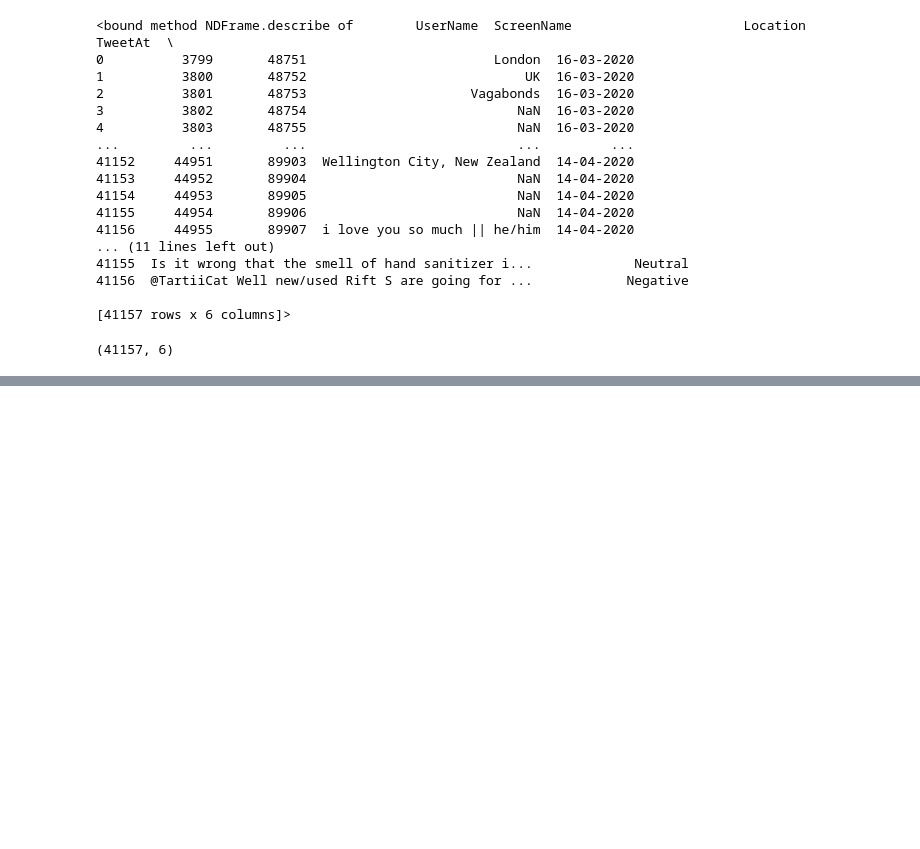
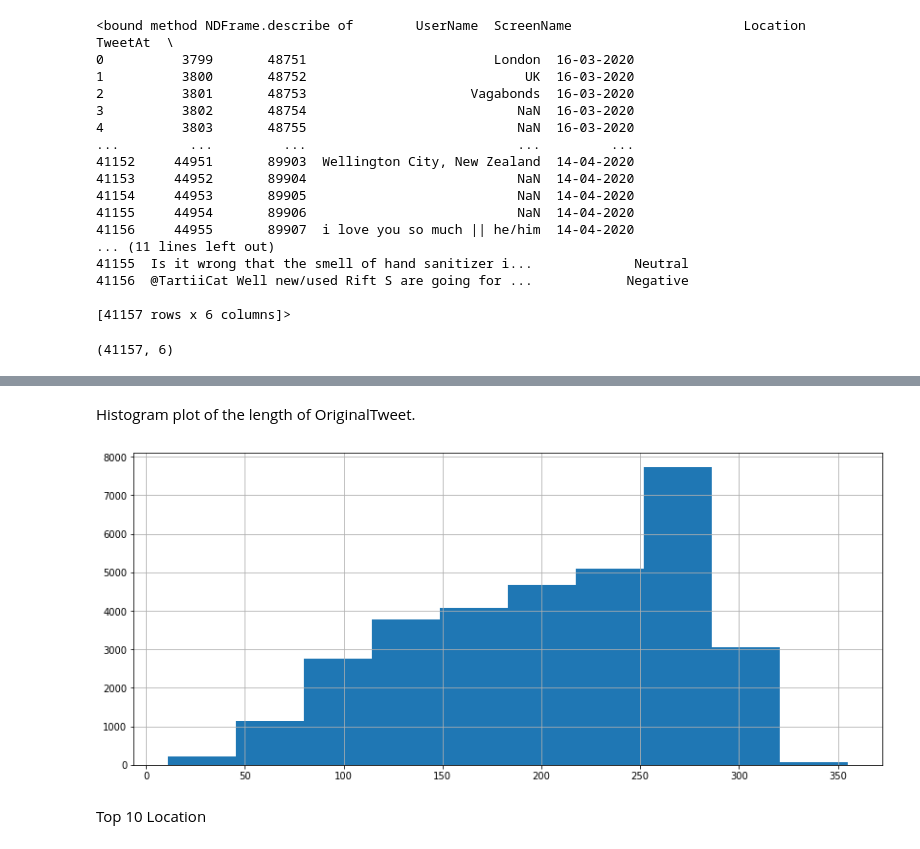
Before and after one commit to Raahulsi/Capstone-3-Coronavirus_Tweet_Sentiment_Analysis, a Jupyter notebook: Capstone_Project_3_Coronavirus_Tweet_Sentiment_Analysis.ipynb, the cells around one changed output, grey strips where cells are left out. Drawn from its saved outputs; the diff is of its cells as text; code cells hidden in the pictures; blank space fills up the shorter version.

```diff
--- a/Capstone_Project_3_Coronavirus_Tweet_Sentiment_Analysis.ipynb
+++ b/Capstone_Project_3_Coronavirus_Tweet_Sentiment_Analysis.ipynb
@@ -96,0 +216,12 @@ data.shape
+# %% [markdown]
+Histogram plot of the length of OriginalTweet.
+# %%
+plt.figure(figsize=(14,6))
+plt.grid()
+
+plt.hist(data['OriginalTweet'].str.len())
+plt.show()
+# %% [output]
+[figure, added]
+# %% [markdown]
+Top 10 Location
```
Also changed, not shown: parts of 19 cells of this notebook.
